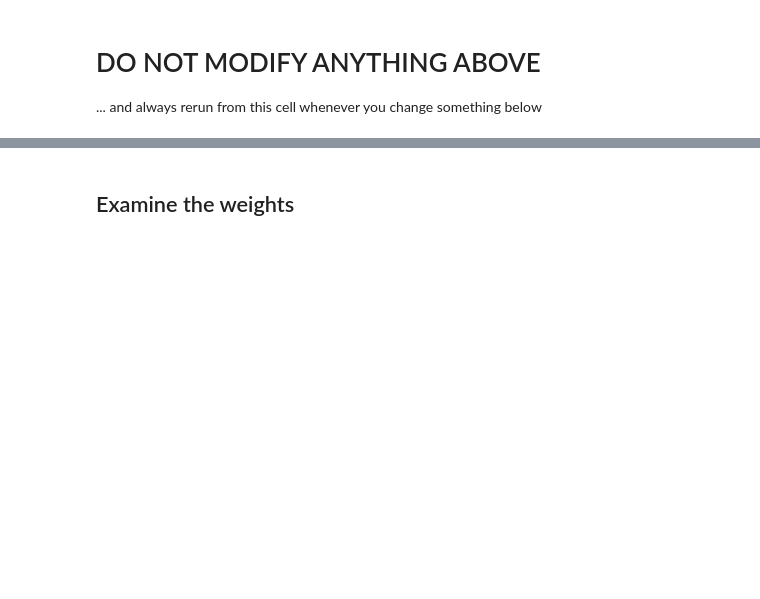
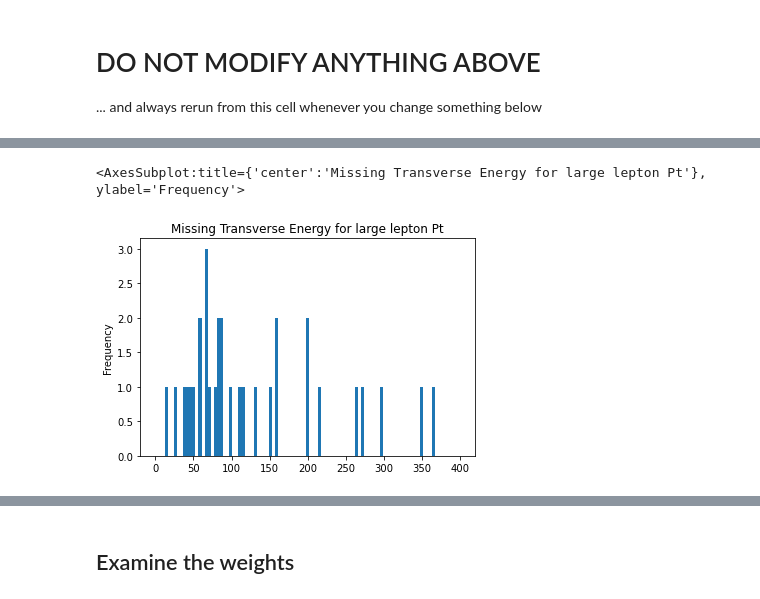
Before and after one commit to dhrou/HEPMLtutorials, a Jupyter notebook: HEPML_HandsOn_BDT.ipynb, the cells around one changed output, grey strips where cells are left out. Drawn from its saved outputs; the diff is of its cells as text; code cells hidden in the pictures; blank space fills up the shorter version.

```diff
--- a/HEPML_HandsOn_BDT.ipynb
+++ b/HEPML_HandsOn_BDT.ipynb
@@ -191,0 +233,6 @@ data.head()
+# %%
+#data[data.met_et<1000]['met_et'].plot.hist(title='Missing Transverse Energy')
+data[data.lep_pt_0+data.lep_pt_1>1000]['met_et'].plot.hist(bins=np.linspace(0,400,100),title='Missing Transverse Energy for large lepton Pt')
+# %% [output]
+<AxesSubplot:title={'center':'Missing Transverse Energy for large lepton Pt'}, ylabel='Frequency'>
+[figure, added]
```
Also changed, not shown: parts of 36 cells of this notebook.
